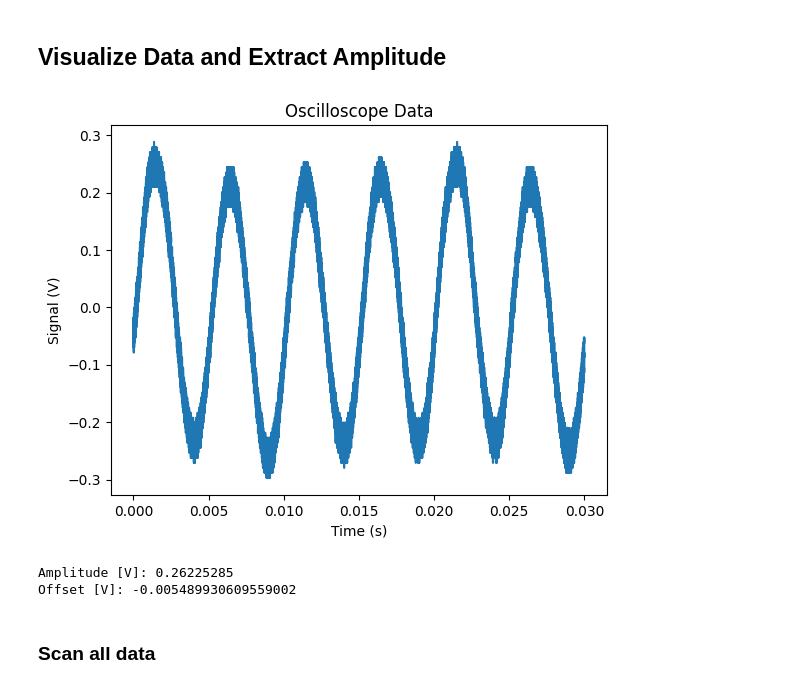
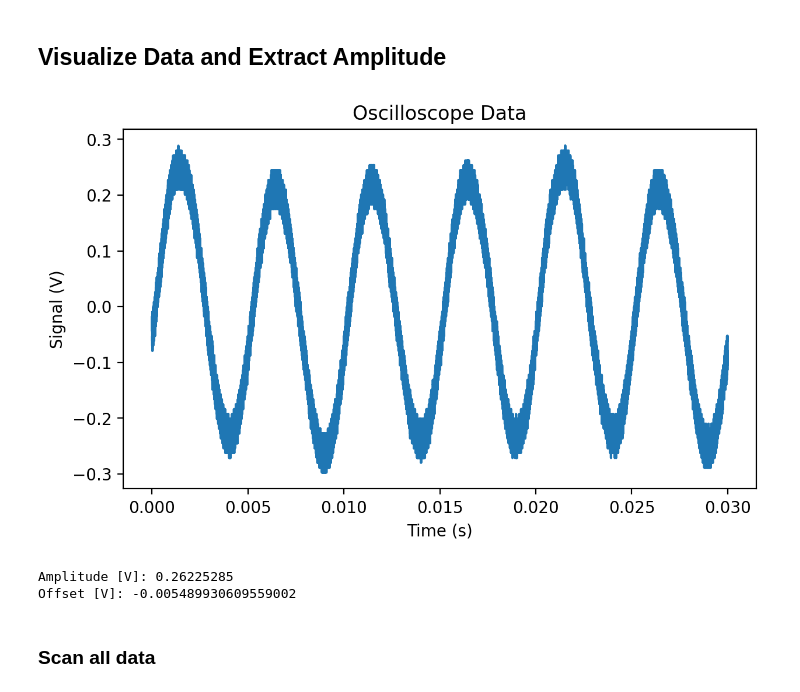
Before and after one commit to jjavierf64/MQST_Projects, a Jupyter notebook: AQL/graphs.ipynb, the cells around one changed output. Drawn from its saved outputs; the diff is of its cells as text; code cells hidden in the pictures.

```diff
--- a/AQL/graphs.ipynb
+++ b/AQL/graphs.ipynb
@@ -24,20 +24,21 @@ def signal_amplitude_from_csv(path, col="CH1(V)"):
 # %%
 test_amp = 500
 cap = 300_000
 data = pd.read_csv(f"mod/Rigol_{test_amp}.csv")
 data["Time(s)"] = data["Time(s)"] + np.abs(data["Time(s)"].min()+1e-10)
 
+plt.figure(figsize=(7,4), dpi=200)
 plt.plot(data["Time(s)"][:cap], data["CH1(V)"][:cap])
 plt.title("Oscilloscope Data")
 plt.xlabel("Time (s)")
 plt.ylabel("Signal (V)")
 plt.show()
 
 amplitude, offset = signal_amplitude_from_csv(f"mod/Rigol_{test_amp}.csv")
 print("Amplitude [V]:", amplitude)
 print("Offset [V]:", offset)
 # %% [output]
-[figure, old version]
+[figure, new version]
 Amplitude [V]: 0.26225285
 Offset [V]: -0.005489930609559002
 # %% [markdown]
```
Also changed, not shown: parts of 11 cells of this notebook, 2 other files.
